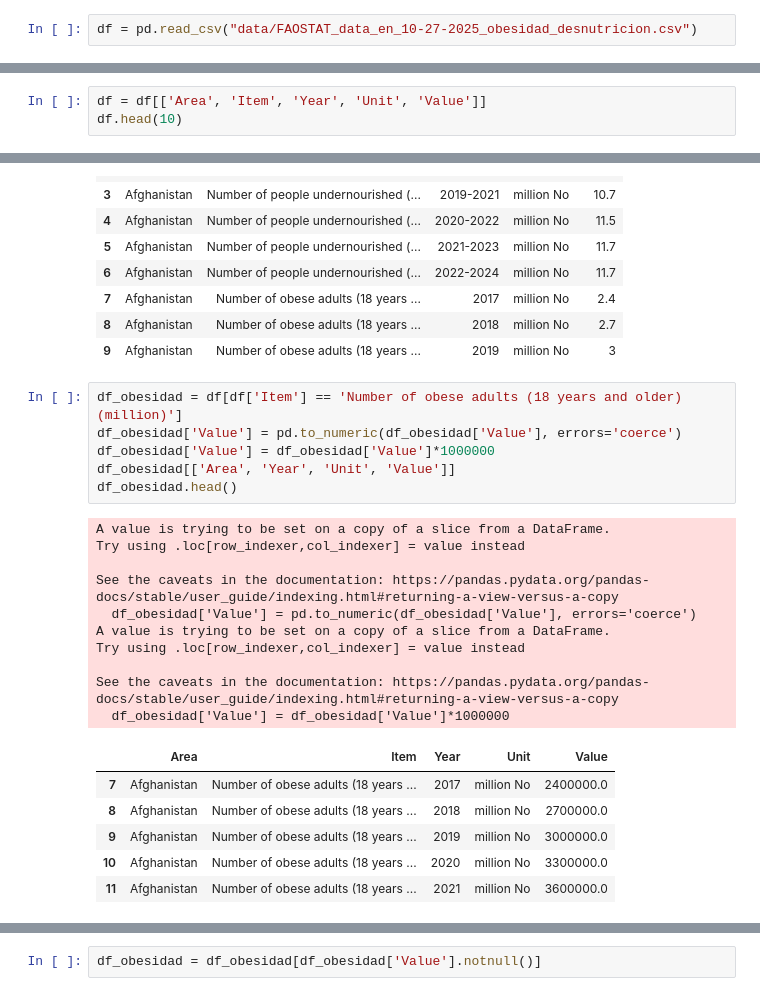
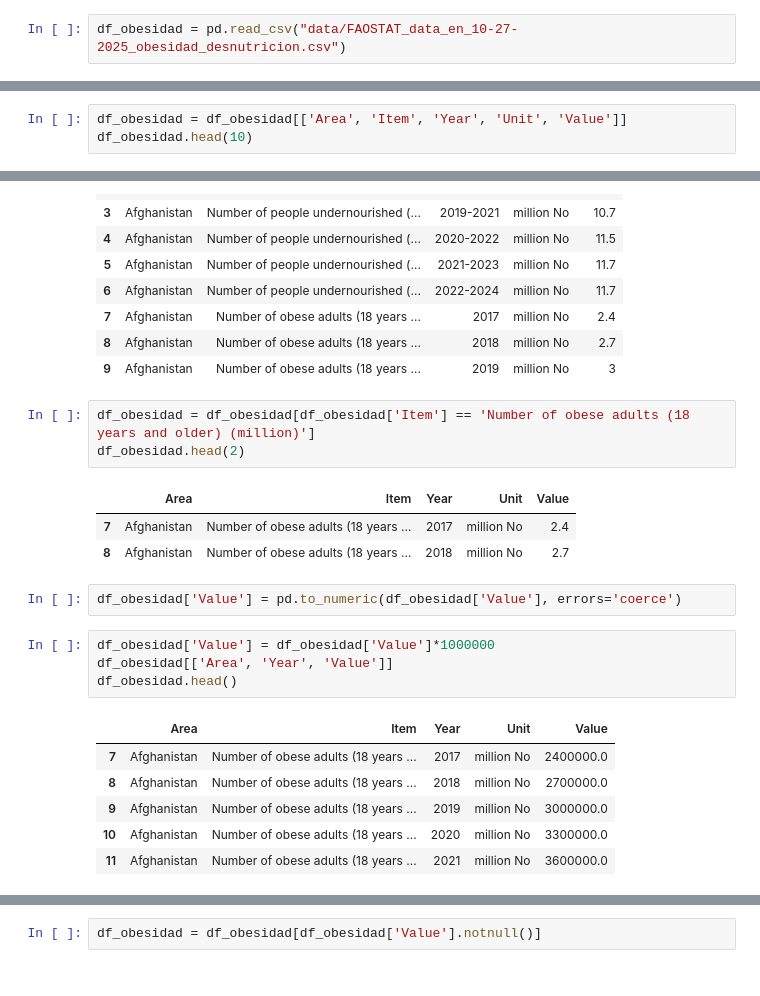
Before and after one commit to Jarspoot12/dashboard_react, a Jupyter notebook: etl.ipynb, the cells around one changed output, grey strips where cells are left out. Drawn from its saved outputs; the diff is of its cells as text.

```diff
--- a/etl.ipynb
+++ b/etl.ipynb
@@ -352,5 +134,5 @@ df.to_csv("data/poblacion_mundial.csv", index=False)
 # %% [markdown]
 ## Tabla de enfermedades y padecimientos alimenticios
 # %%
-df = pd.read_csv("data/FAOSTAT_data_en_10-27-2025_obesidad_desnutricion.csv")
+df_obesidad = pd.read_csv("data/FAOSTAT_data_en_10-27-2025_obesidad_desnutricion.csv")
 # %%
@@ -361,8 +143,8 @@ df.head(3)
 | 1 | FS | Suite of Food Security Indicators | 4 | Afghanistan | 6132 | Value | 210011 | Number of people undernourished (... | 20172019 | ... |
 | 2 | FS | Suite of Food Security Indicators | 4 | Afghanistan | 6132 | Value | 210011 | Number of people undernourished (... | 20182020 | ... |
 # %%
-df = df[['Area', 'Item', 'Year', 'Unit', 'Value']]
-df.head(10)
+df_obesidad = df_obesidad[['Area', 'Item', 'Year', 'Unit', 'Value']]
+df_obesidad.head(10)
 # %% [output]
 |  | Area | Item | Year | Unit | Value |
 | 0 | Afghanistan | Number of people undernourished (... | 2016-2018 | million No | 7.6 |
@@ -376,27 +158,24 @@ df.head(10)
 | 8 | Afghanistan | Number of obese adults (18 years ... | 2018 | million No | 2.7 |
 | 9 | Afghanistan | Number of obese adults (18 years ... | 2019 | million No | 3 |
 # %%
-df_obesidad = df[df['Item'] == 'Number of obese adults (18 years and older) (million)']
-df_obesidad['Value'] = pd.to_numeric(df_obesidad['Value'], errors='coerce')
-df_obesidad['Value'] = df_obesidad['Value']*1000000
-df_obesidad[['Area', 'Year', 'Unit', 'Value']]
-df_obesidad.head()
+df_obesidad = df_obesidad[df_obesidad['Item'] == 'Number of obese adults (18 years and older) (million)']
+df_obesidad.head(2)
 # %% [output]
-A value is trying to be set on a copy of a slice from a DataFrame.
-Try using .loc[row_indexer,col_indexer] = value instead
-
-See the caveats in the documentation: https://pandas.pydata.org/pandas-docs/stable/user_guide/indexing.html#returning-a-view-versus-a-copy
-  df_obesidad['Value'] = pd.to_numeric(df_obesidad['Value'], errors='coerce')
-A value is trying to be set on a copy of a slice from a DataFrame.
-Try using .loc[row_indexer,col_indexer] = value instead
-
-See the caveats in the documentation: https://pandas.pydata.org/pandas-docs/stable/user_guide/indexing.html#returning-a-view-versus-a-copy
-  df_obesidad['Value'] = df_obesidad['Value']*1000000
 |  | Area | Item | Year | Unit | Value |
-| 7 | Afghanistan | Number of obese adults (18 years ... | 2017 | million No | 2400000.0 |
-| 8 | Afghanistan | Number of obese adults (18 years ... | 2018 | million No | 2700000.0 |
-| 9 | Afghanistan | Number of obese adults (18 years ... | 2019 | million No | 3000000.0 |
-| 10 | Afghanistan | Number of obese adults (18 years ... | 2020 | million No | 3300000.0 |
-| 11 | Afghanistan | Number of obese adults (18 years ... | 2021 | million No | 3600000.0 |
+| 7 | Afghanistan | Number of obese adults (18 years ... | 2017 | million No | 2.4 |
+| 8 | Afghanistan | Number of obese adults (18 years ... | 2018 | million No | 2.7 |
+# %%
+df_obesidad['Value'] = pd.to_numeric(df_obesidad['Value'], errors='coerce')
+# %%
+df_obesidad['Value'] = df_obesidad['Value']*1000000
+df_obesidad[['Area', 'Year', 'Value']]
+df_obesidad.head()
+# %% [output]
+|  | Area | Item | Year | Unit | Value |
+| 7 | Afghanistan | Number of obese adults (18 years ... | 2017 | million No | 2400000.0 |
+| 8 | Afghanistan | Number of obese adults (18 years ... | 2018 | million No | 2700000.0 |
+| 9 | Afghanistan | Number of obese adults (18 years ... | 2019 | million No | 3000000.0 |
+| 10 | Afghanistan | Number of obese adults (18 years ... | 2020 | million No | 3300000.0 |
+| 11 | Afghanistan | Number of obese adults (18 years ... | 2021 | million No | 3600000.0 |
 # %%
 df_obesidad = df_obesidad[['Area', 'Year', 'Value']]
```
Also changed, not shown: parts of 24 cells of this notebook, 26 other files.
